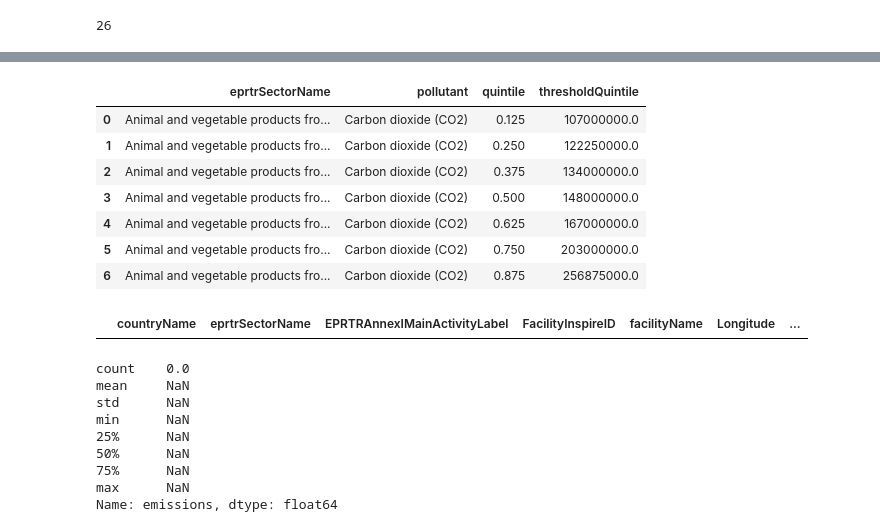
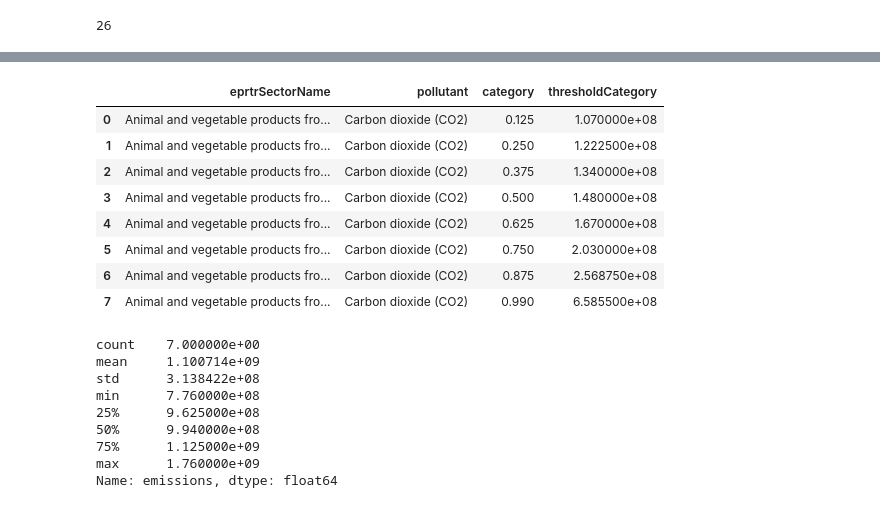
Before and after one commit to FanZy0127/environmental_impact, a Jupyter notebook: modules/Air/jupyter_main_air.ipynb, the cells around one changed output, grey strips where cells are left out. Cells and saved outputs as stored; diff of their text form; code cells hidden in the pictures.

Commit message:
change category

```diff
--- a/modules/Air/jupyter_main_air.ipynb
+++ b/modules/Air/jupyter_main_air.ipynb
@@ -896,40 +879,35 @@ Chromium and compounds (as Cr)                     1862
 Dichloromethane (DCM)                              1258
 Name: count, dtype: int64
 # %%
-group_by_sector_pollutant = df.groupby(["eprtrSectorName", "pollutant"])["emissions"].quantile(q=[0.125, 0.25, 0.375, 0.5, 0.625, 0.75, 0.875])
+group_by_sector_pollutant = df.groupby(["eprtrSectorName", "pollutant"])["emissions"]\
+    .quantile(q=[0.125, 0.25, 0.375, 0.5, 0.625, 0.75, 0.875, 0.99])
 # %%
 group_by_sector_pollutant = group_by_sector_pollutant.unstack().stack().reset_index()
-group_by_sector_pollutant = group_by_sector_pollutant.rename(columns={"level_2": "quintile", 0: "thresholdQuintile"})
-group_by_sector_pollutant.head(7)
+group_by_sector_pollutant = group_by_sector_pollutant.rename(columns={"level_2": "category", 0: "thresholdCategory"})
+group_by_sector_pollutant.head(8)
 # %% [output]
-|  | eprtrSectorName | pollutant | quintile | thresholdQuintile |
-| 0 | Animal and vegetable products fro... | Carbon dioxide (CO2) | 0.125 | 107000000.0 |
-| 1 | Animal and vegetable products fro... | Carbon dioxide (CO2) | 0.250 | 122250000.0 |
-| 2 | Animal and vegetable products fro... | Carbon dioxide (CO2) | 0.375 | 134000000.0 |
-| 3 | Animal and vegetable products fro... | Carbon dioxide (CO2) | 0.500 | 148000000.0 |
-| 4 | Animal and vegetable products fro... | Carbon dioxide (CO2) | 0.625 | 167000000.0 |
-| 5 | Animal and vegetable products fro... | Carbon dioxide (CO2) | 0.750 | 203000000.0 |
-| 6 | Animal and vegetable products fro... | Carbon dioxide (CO2) | 0.875 | 256875000.0 |
+|  | eprtrSectorName | pollutant | category | thresholdCategory |
+| 0 | Animal and vegetable products fro... | Carbon dioxide (CO2) | 0.125 | 1.070000e+08 |
+| 1 | Animal and vegetable products fro... | Carbon dioxide (CO2) | 0.250 | 1.222500e+08 |
+| 2 | Animal and vegetable products fro... | Carbon dioxide (CO2) | 0.375 | 1.340000e+08 |
+| 3 | Animal and vegetable products fro... | Carbon dioxide (CO2) | 0.500 | 1.480000e+08 |
+| 4 | Animal and vegetable products fro... | Carbon dioxide (CO2) | 0.625 | 1.670000e+08 |
+| 5 | Animal and vegetable products fro... | Carbon dioxide (CO2) | 0.750 | 2.030000e+08 |
+| 6 | Animal and vegetable products fro... | Carbon dioxide (CO2) | 0.875 | 2.568750e+08 |
+| 7 | Animal and vegetable products fro... | Carbon dioxide (CO2) | 0.990 | 6.585500e+08 |
 # %%
 df[
     (df.eprtrSectorName == "Animal and vegetable products from the food and beverage sector") &
-    (df.pollutant == "Ammonia (NH3)")
-]
+    (df.pollutant == "Carbon dioxide (CO2)") &
+    (df.emissions > 6.585500e+08)
+]["emissions"].describe()
 # %% [output]
-|  | countryName | eprtrSectorName | EPRTRAnnexIMainActivityLabel | FacilityInspireID | facilityName | Longitude | ... |
+count    7.000000e+00
+mean     1.100714e+09
+std      3.138422e+08
+min      7.760000e+08
+25%      9.625000e+08
+50%      9.940000e+08
+75%      1.125000e+09
+max      1.760000e+09
+Name: emissions, dtype: float64
-# %%
-df[
-    (df.eprtrSectorName == "Animal and vegetable products from the food and beverage sector") &
-    (df.pollutant == "Ammonia (NH3)") &
-    (df.emissions > 61250)
-]["emissions"].describe()
-# %% [output]
-count    0.0
-mean     NaN
-std      NaN
-min      NaN
-25%      NaN
-50%      NaN
-75%      NaN
-max      NaN
-Name: emissions, dtype: float64
```
Also changed, not shown: parts of 9 cells of this notebook.
